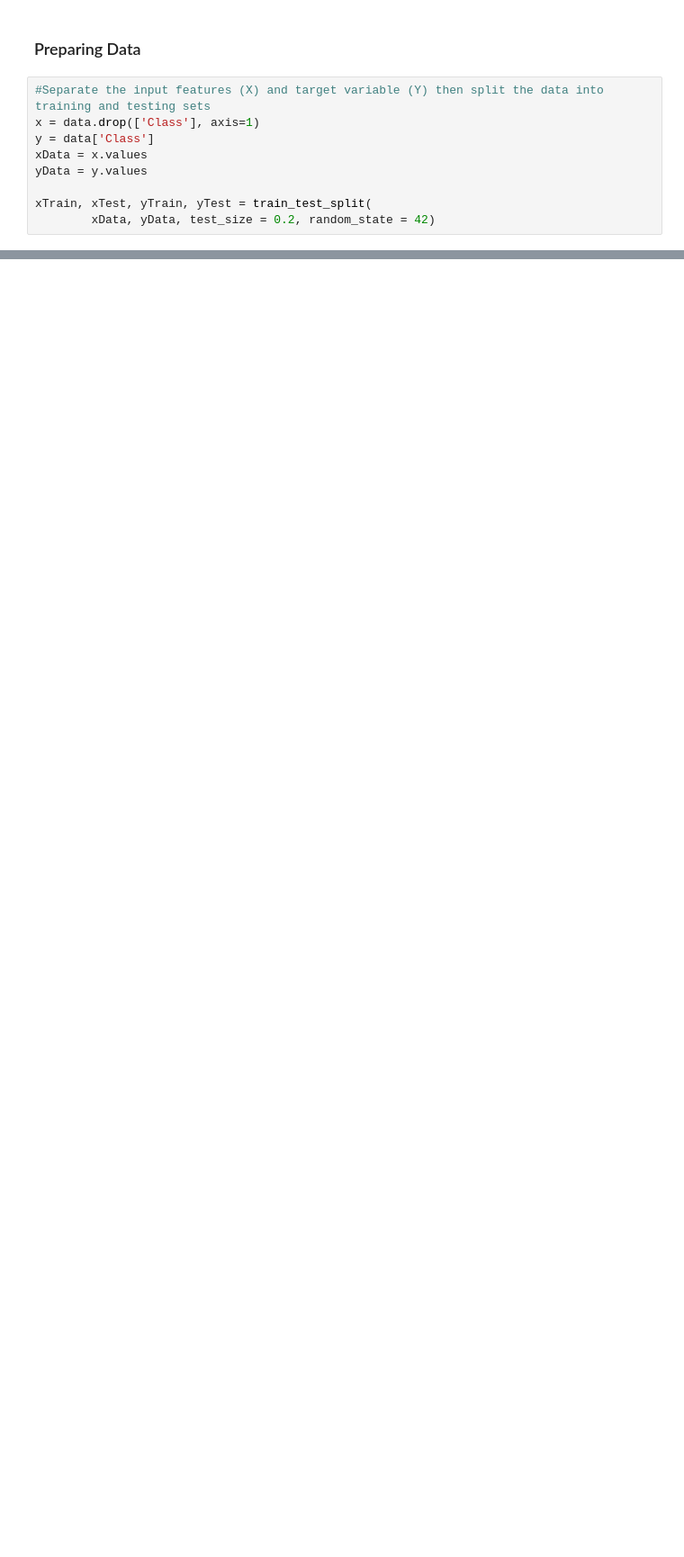
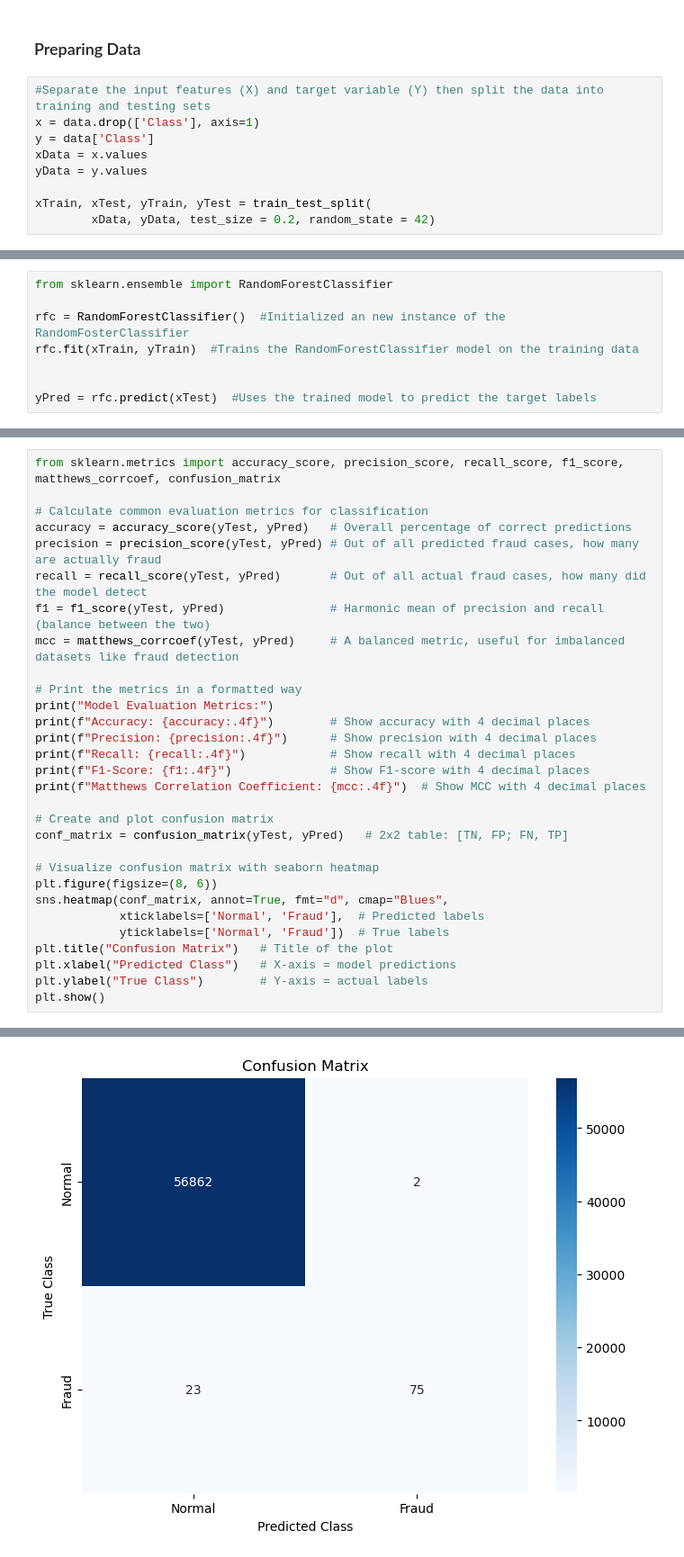
Before and after one commit to amanita4t/Credit-Card-Fraud-Detection---ML, a Jupyter notebook: main.ipynb, the cells around one changed output, grey strips where cells are left out. Shown at 90% size. Drawn from its saved outputs; the diff is of its cells as text; blank space fills up the shorter version.

Commit message:
model built and traind after that the model is evaluated

```diff
--- a/main.ipynb
+++ b/main.ipynb
@@ -91,0 +93,8 @@ xTrain, xTest, yTrain, yTest = train_test_split(
+# %%
+from sklearn.ensemble import RandomForestClassifier
+
+rfc = RandomForestClassifier()  #Initialized an new instance of the RandomFosterClassifier
+rfc.fit(xTrain, yTrain)  #Trains the RandomForestClassifier model on the training data
+
+
+yPred = rfc.predict(xTest)  #Uses the trained model to predict the target labels
@@ -91,0 +103,31 @@ xTrain, xTest, yTrain, yTest = train_test_split(
+# %%
+from sklearn.metrics import accuracy_score, precision_score, recall_score, f1_score, matthews_corrcoef, confusion_matrix
+
+# Calculate common evaluation metrics for classification
+accuracy = accuracy_score(yTest, yPred)   # Overall percentage of correct predictions
+precision = precision_score(yTest, yPred) # Out of all predicted fraud cases, how many are actually fraud
+recall = recall_score(yTest, yPred)       # Out of all actual fraud cases, how many did the model detect
+f1 = f1_score(yTest, yPred)               # Harmonic mean of precision and recall (balance between the two)
+mcc = matthews_corrcoef(yTest, yPred)     # A balanced metric, useful for imbalanced datasets like fraud detection
+
+# Print the metrics in a formatted way
+print("Model Evaluation Metrics:")
+print(f"Accuracy: {accuracy:.4f}")        # Show accuracy with 4 decimal places
+print(f"Precision: {precision:.4f}")      # Show precision with 4 decimal places
+print(f"Recall: {recall:.4f}")            # Show recall with 4 decimal places
+print(f"F1-Score: {f1:.4f}")              # Show F1-score with 4 decimal places
+print(f"Matthews Correlation Coefficient: {mcc:.4f}")  # Show MCC with 4 decimal places
+
+# Create and plot confusion matrix
+conf_matrix = confusion_matrix(yTest, yPred)   # 2x2 table: [TN, FP; FN, TP]
+
+# Visualize confusion matrix with seaborn heatmap
+plt.figure(figsize=(8, 6))
+sns.heatmap(conf_matrix, annot=True, fmt="d", cmap="Blues",
+            xticklabels=['Normal', 'Fraud'],  # Predicted labels
+            yticklabels=['Normal', 'Fraud'])  # True labels
+plt.title("Confusion Matrix")   # Title of the plot
+plt.xlabel("Predicted Class")   # X-axis = model predictions
+plt.ylabel("True Class")        # Y-axis = actual labels
+plt.show()
+# %% [output]
@@ -91,0 +140 @@ xTrain, xTest, yTrain, yTest = train_test_split(
+[figure, added]
```
Also changed, not shown: parts of 4 cells of this notebook, 1 other file.
